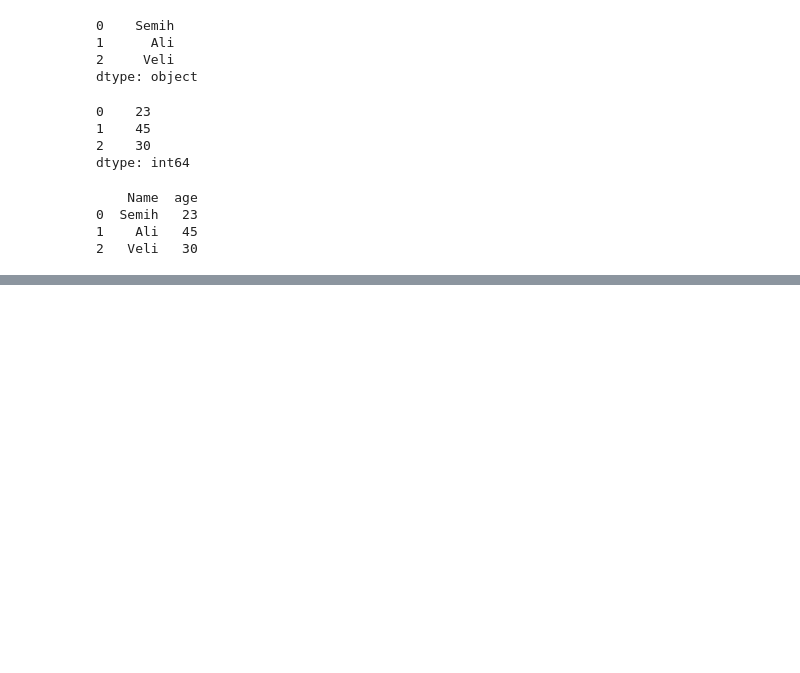
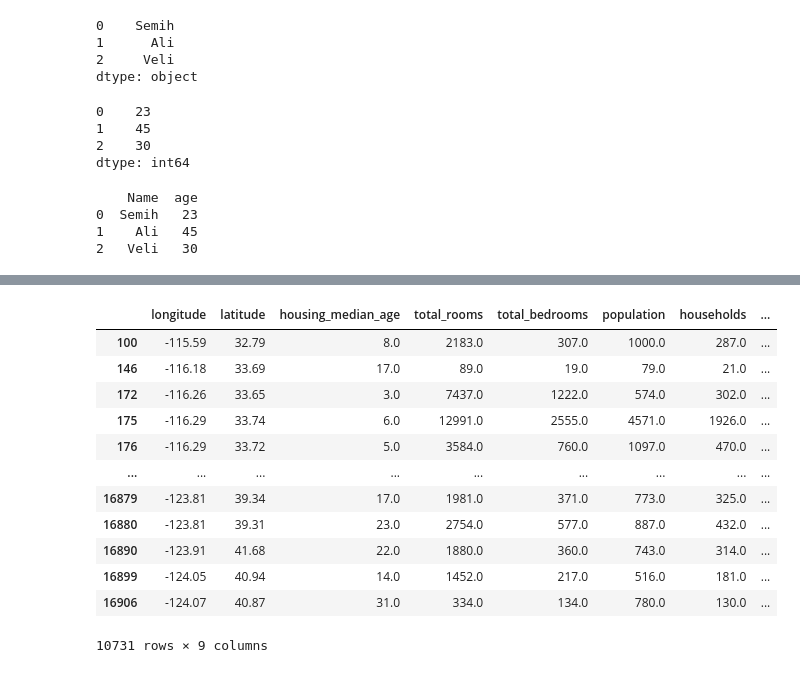
Before and after one commit to DerinOgrenme2021/GizemUnal, a Jupyter notebook: Pandas.ipynb, the cells around one changed output, grey strips where cells are left out. Cells and saved outputs as stored; diff of their text form; code cells hidden in the pictures; blank space fills up the shorter version.

```diff
--- a/Pandas.ipynb
+++ b/Pandas.ipynb
@@ -31,0 +60,16 @@ print(df)
+# %%
+cf_housing_df[cf_housing_df["median_house_value"]>150000]
+# %% [output]
+|  | longitude | latitude | housing_median_age | total_rooms | total_bedrooms | population | households | ... |
+| 100 | -115.59 | 32.79 | 8.0 | 2183.0 | 307.0 | 1000.0 | 287.0 | ... |
+| 146 | -116.18 | 33.69 | 17.0 | 89.0 | 19.0 | 79.0 | 21.0 | ... |
+| 172 | -116.26 | 33.65 | 3.0 | 7437.0 | 1222.0 | 574.0 | 302.0 | ... |
+| 175 | -116.29 | 33.74 | 6.0 | 12991.0 | 2555.0 | 4571.0 | 1926.0 | ... |
+| 176 | -116.29 | 33.72 | 5.0 | 3584.0 | 760.0 | 1097.0 | 470.0 | ... |
+| ... | ... | ... | ... | ... | ... | ... | ... | ... |
+| 16879 | -123.81 | 39.34 | 17.0 | 1981.0 | 371.0 | 773.0 | 325.0 | ... |
+| 16880 | -123.81 | 39.31 | 23.0 | 2754.0 | 577.0 | 887.0 | 432.0 | ... |
+| 16890 | -123.91 | 41.68 | 22.0 | 1880.0 | 360.0 | 743.0 | 314.0 | ... |
+| 16899 | -124.05 | 40.94 | 14.0 | 1452.0 | 217.0 | 516.0 | 181.0 | ... |
+| 16906 | -124.07 | 40.87 | 31.0 | 334.0 | 134.0 | 780.0 | 130.0 | ... |
+10731 rows × 9 columns
```
Also changed, not shown: parts of 7 cells of this notebook.
